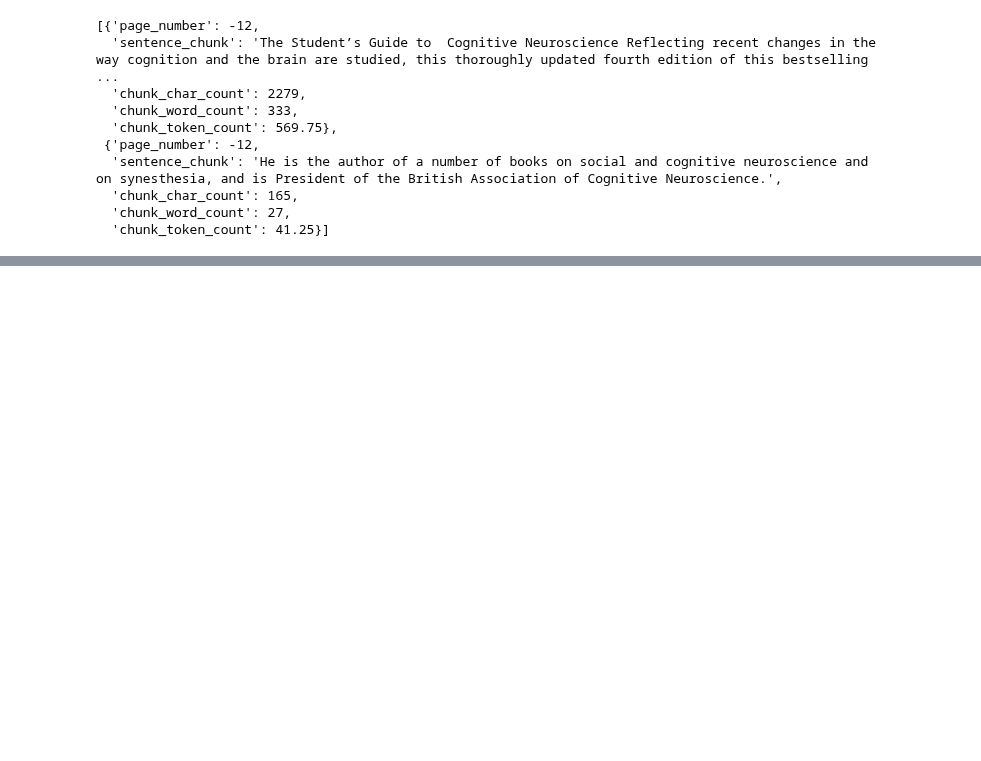
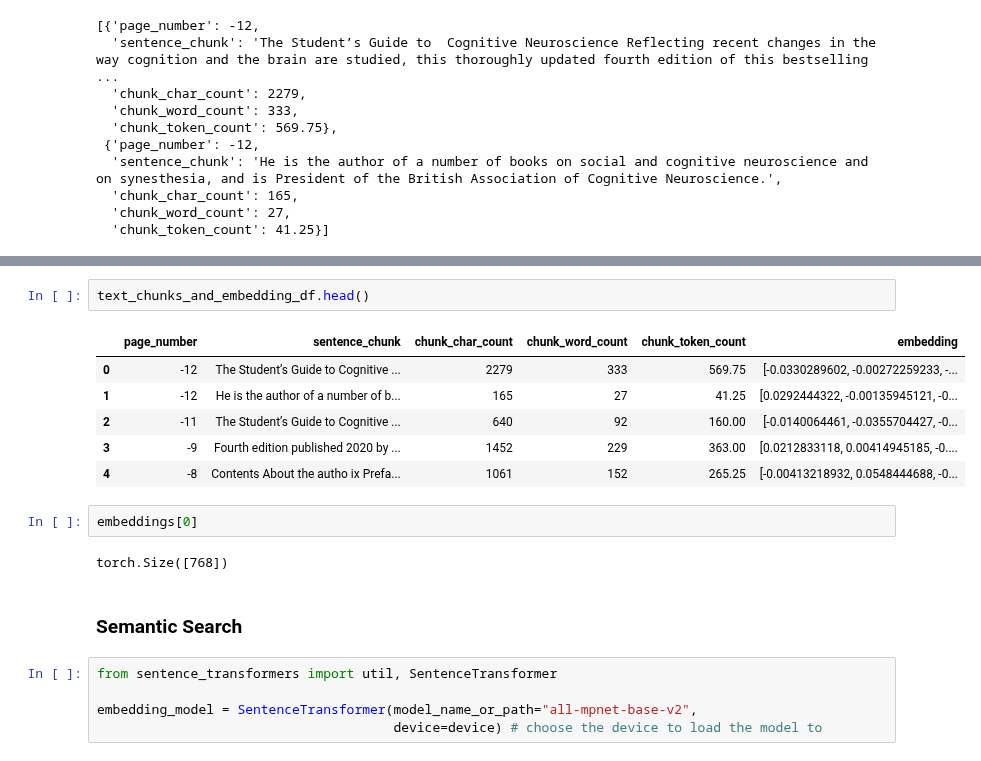
Before and after one commit to Hlunlun/RAG, a Jupyter notebook: rag.ipynb, the cells around one changed output, grey strips where cells are left out. Saved outputs shown, nothing was run; the diff lists cells and outputs as text; blank space fills up the shorter version.

Commit message:
semantic search

```diff
--- a/rag.ipynb
+++ b/rag.ipynb
@@ -361,0 +512,20 @@ pages_and_chunks_over_min_token_len[:2]
+# %%
+text_chunks_and_embedding_df.head()
+# %% [output]
+|  | page_number | sentence_chunk | chunk_char_count | chunk_word_count | chunk_token_count | embedding |
+| 0 | -12 | The Student’s Guide to Cognitive ... | 2279 | 333 | 569.75 | [-0.0330289602, -0.00272259233, -... |
+| 1 | -12 | He is the author of a number of b... | 165 | 27 | 41.25 | [0.0292444322, -0.00135945121, -0... |
+| 2 | -11 | The Student’s Guide to Cognitive ... | 640 | 92 | 160.00 | [-0.0140064461, -0.0355704427, -0... |
+| 3 | -9 | Fourth edition published 2020 by ... | 1452 | 229 | 363.00 | [0.0212833118, 0.00414945185, -0.... |
+| 4 | -8 | Contents About the autho ix Prefa... | 1061 | 152 | 265.25 | [-0.00413218932, 0.0548444688, -0... |
+# %%
+embeddings[0]
+# %% [output]
+torch.Size([768])
+# %% [markdown]
+### Semantic Search
+# %%
+from sentence_transformers import util, SentenceTransformer
+
+embedding_model = SentenceTransformer(model_name_or_path="all-mpnet-base-v2",
+                                      device=device) # choose the device to load the model to
```
Also changed, not shown: parts of 34 cells of this notebook, 1 other file.
